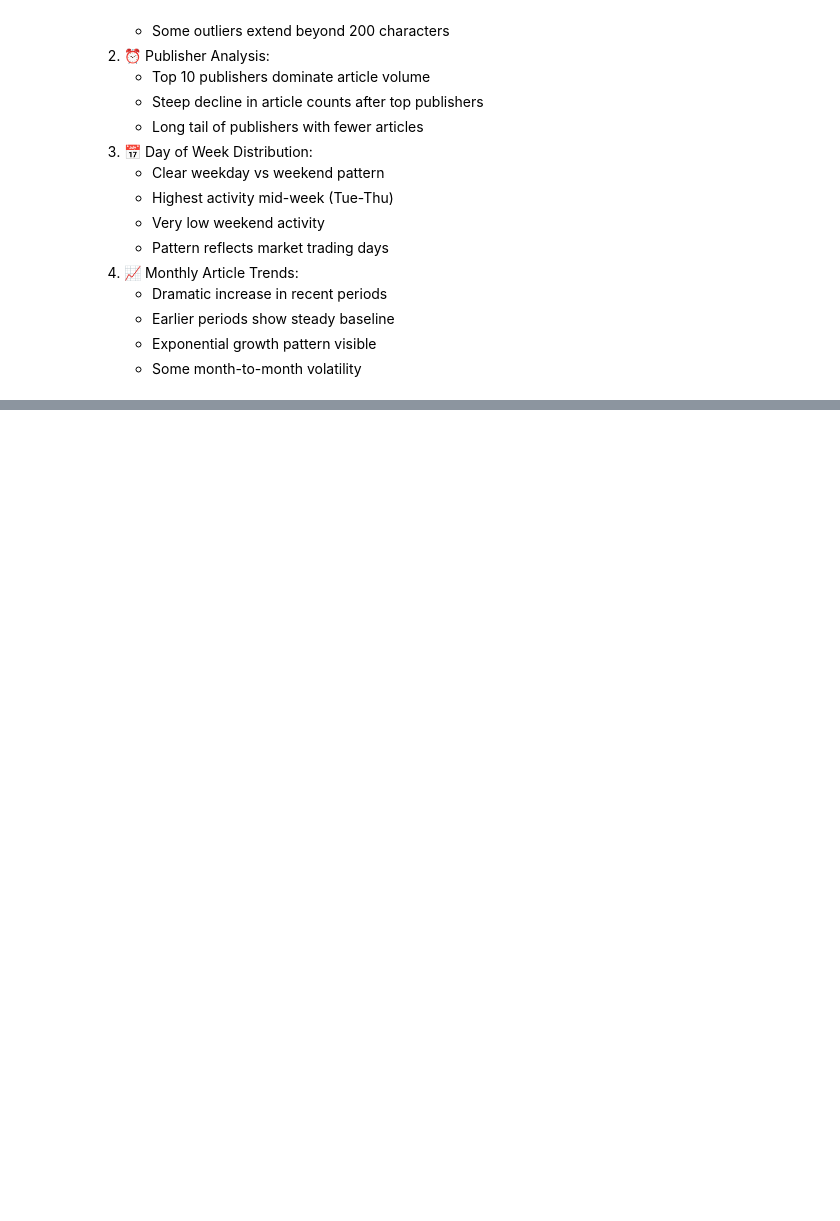
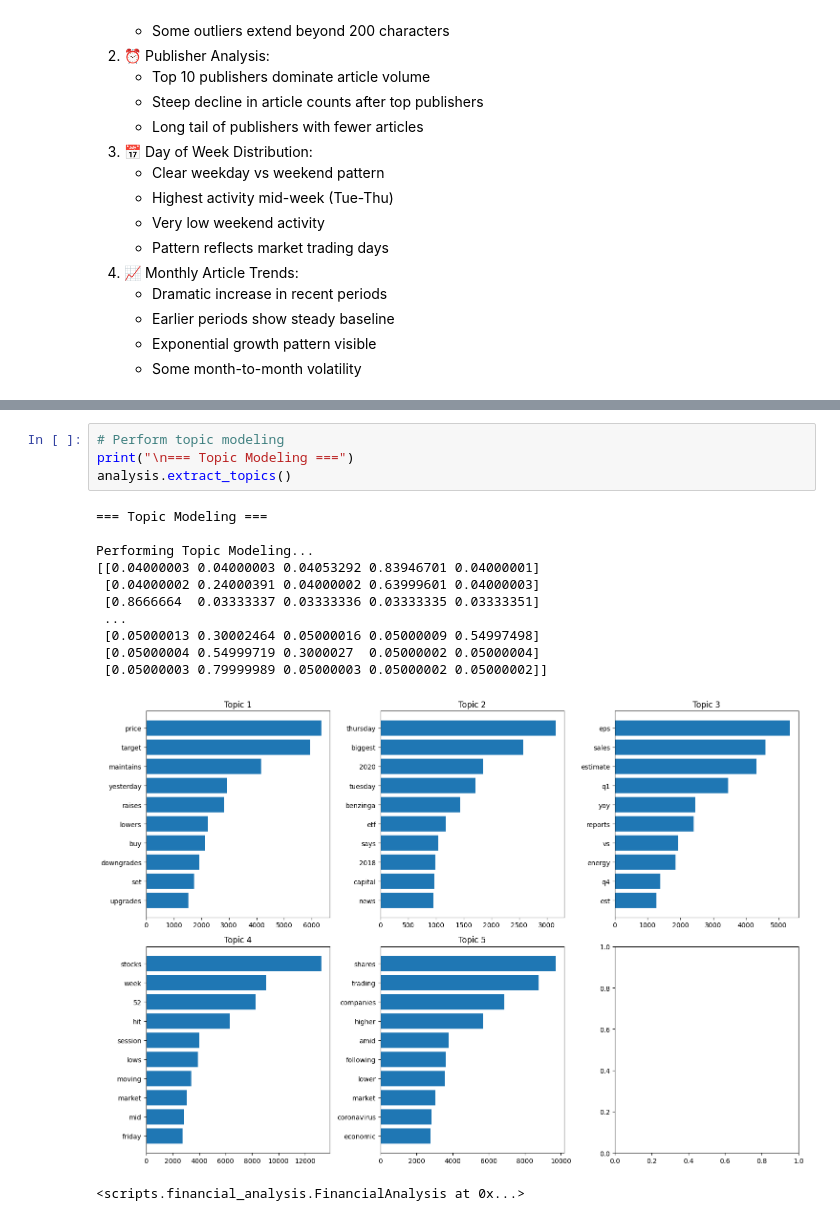
Before and after one commit to shewanek/KAIM_W1_FinanceNewsAnalytics, a Jupyter notebook: notebooks/eda.ipynb, the cells around one changed output, grey strips where cells are left out. Drawn from its saved outputs; the diff is of its cells as text; blank space fills up the shorter version.

```diff
--- a/notebooks/eda.ipynb
+++ b/notebooks/eda.ipynb
@@ -154,0 +200,17 @@ Top publisher: Benzinga Newsdesk (14745 articles)
+# %%
+# Perform topic modeling
+print("\n=== Topic Modeling ===")
+analysis.extract_topics()
+# %% [output]
+=== Topic Modeling ===
+
+Performing Topic Modeling...
+[[0.04000003 0.04000003 0.04053292 0.83946701 0.04000001]
+ [0.04000002 0.24000391 0.04000002 0.63999601 0.04000003]
+ [0.8666664  0.03333337 0.03333336 0.03333335 0.03333351]
+ ...
+ [0.05000013 0.30002464 0.05000016 0.05000009 0.54997498]
+ [0.05000004 0.54999719 0.3000027  0.05000002 0.05000004]
+ [0.05000003 0.79999989 0.05000003 0.05000002 0.05000002]]
+[figure, added]
+<scripts.financial_analysis.FinancialAnalysis at 0x...>
```
Also changed, not shown: parts of 7 cells of this notebook, 1 other file.
